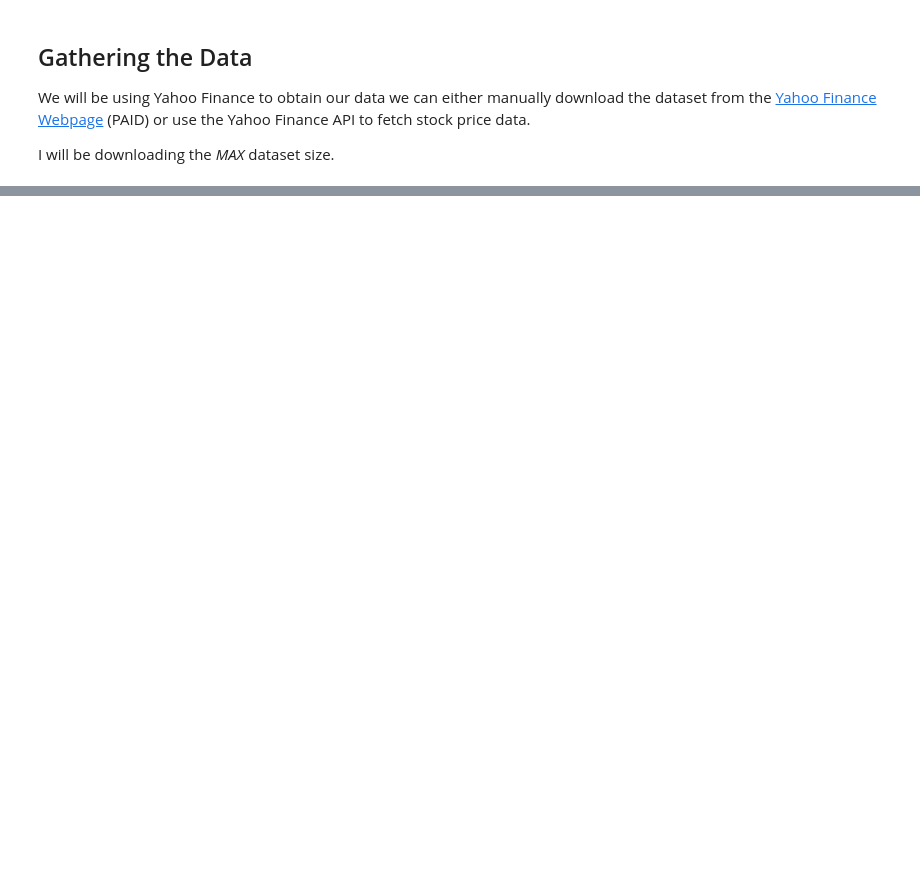
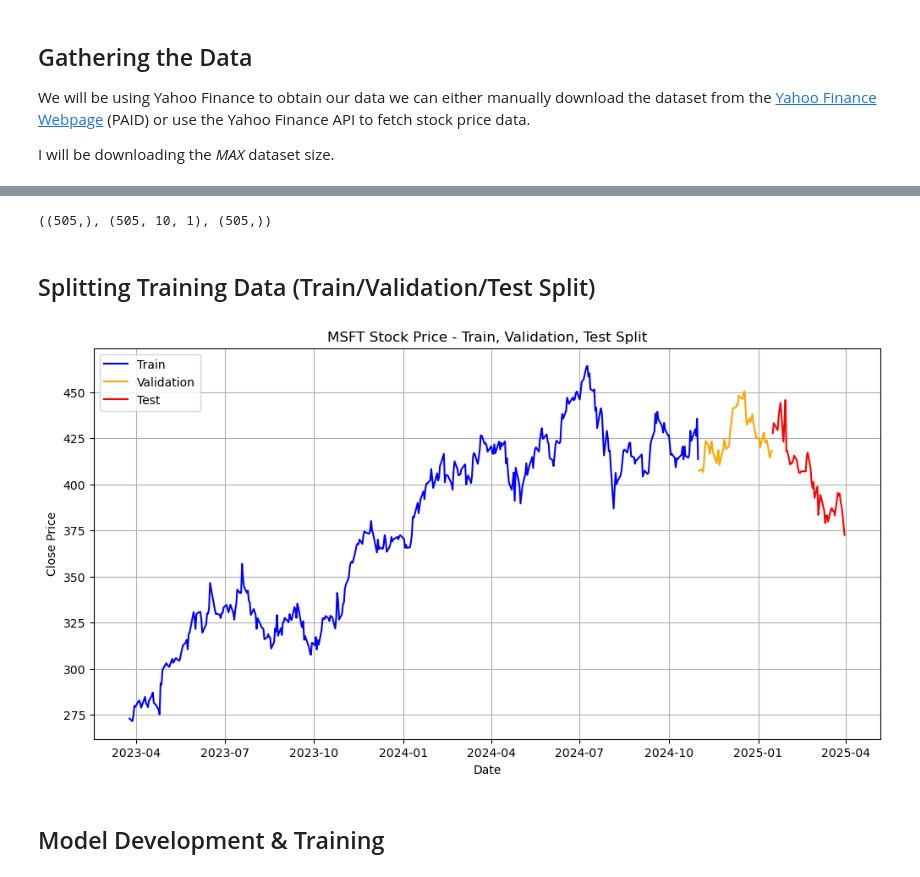
Before and after one commit to DevrajK721/LSTM_Security_Prediction, a Jupyter notebook: notebooks/MSFT_Stock_Forecasting.ipynb, the cells around one changed output, grey strips where cells are left out. Saved outputs shown, nothing was run; the diff lists cells and outputs as text; code cells hidden in the pictures; blank space fills up the shorter version.

```diff
--- a/notebooks/MSFT_Stock_Forecasting.ipynb
+++ b/notebooks/MSFT_Stock_Forecasting.ipynb
@@ -31,0 +189,6 @@ def fetch_stock_data(ticker, start_date, end_date):
+# %%
+windowed_df = df_to_windowed_df(df,
+                                '2023-03-25',
+                                '2025-03-31',
+                                n=10)
+windowed_df
@@ -31,0 +209,42 @@ def fetch_stock_data(ticker, start_date, end_date):
+# %%
+# Convert to Numpy Array
+def windowed_df_to_numpy(windowed_df):
+    df_as_numpy = windowed_df.to_numpy()
+    dates = df_as_numpy[:, 0]
+
+    middle_matrix = df_as_numpy[:, 1:-1]
+    X = middle_matrix.reshape(len(dates), middle_matrix.shape[1], 1)
+
+    Y = df_as_numpy[:, -1]
+
+    return dates, X.astype(np.float32), Y.astype(np.float32)
+# %%
+dates, X, Y = windowed_df_to_numpy(windowed_df)
+dates.shape, X.shape, Y.shape
+# %% [output]
+((505,), (505, 10, 1), (505,))
+# %% [markdown]
+## Splitting Training Data (Train/Validation/Test Split)
+# %%
+q_80 = int(len(dates) * 0.8) # 80% for training
+q_90 = int(len(dates) * 0.9) # 10% for validation
+
+dates_train, X_train, Y_train = dates[:q_80], X[:q_80], Y[:q_80]
+dates_val, X_val, Y_val = dates[q_80:q_90], X[q_80:q_90], Y[q_80:q_90]
+dates_test, X_test, Y_test = dates[q_90:], X[q_90:], Y[q_90:]
+
+# Visualize the splits
+plt.figure(figsize=(12, 6))
+plt.plot(dates_train, Y_train, label='Train', color='blue')
+plt.plot(dates_val, Y_val, label='Validation', color='orange')
+plt.plot(dates_test, Y_test, label='Test', color='red')
+plt.title('MSFT Stock Price - Train, Validation, Test Split')
+plt.xlabel('Date')
+plt.ylabel('Close Price')
+plt.legend()
+plt.grid()
+plt.show()
+# %% [output]
+[figure, added]
+# %% [markdown]
+## Model Development & Training
```
Also changed, not shown: parts of 26 cells of this notebook, 4 other files.
